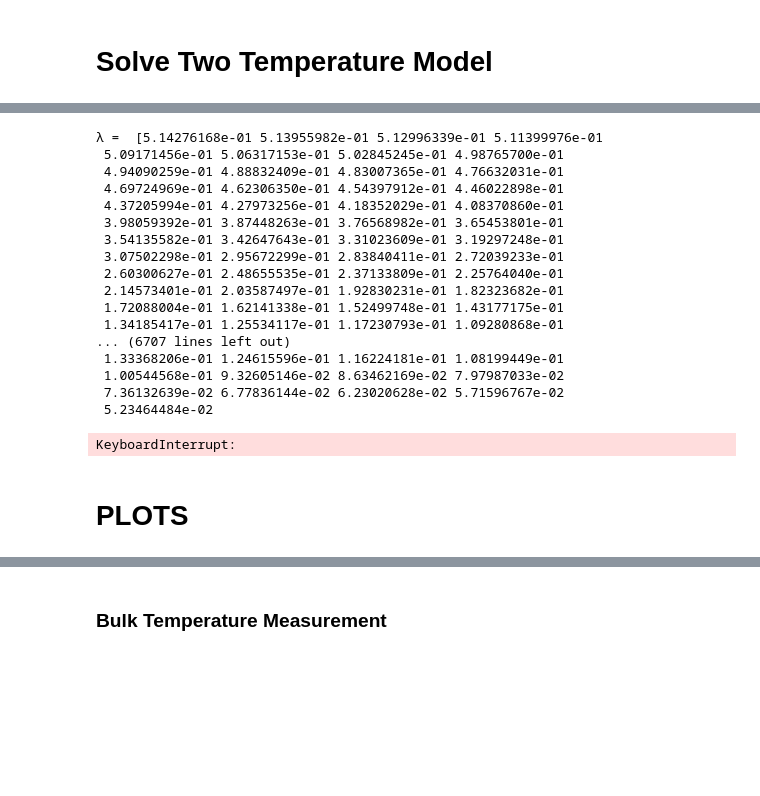
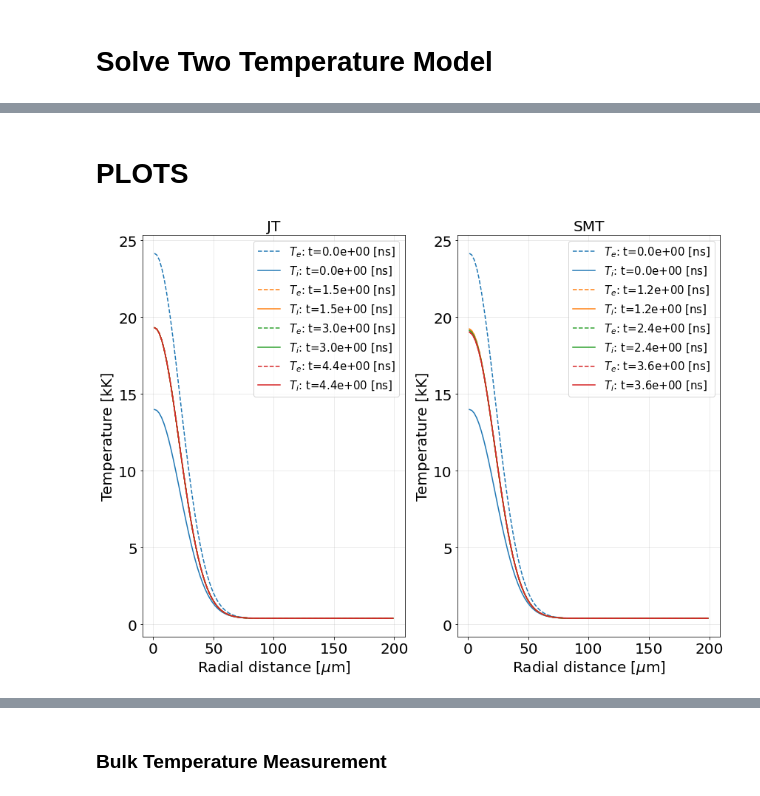
Before and after one commit to MurilloGroupMSU/Two-Temperature-Model, a Jupyter notebook: Run_TTM_and_Plot.ipynb, the cells around one changed output, grey strips where cells are left out. Cells and saved outputs as stored; diff of their text form; code cells hidden in the pictures; blank space fills up the shorter version.

```diff
--- a/Run_TTM_and_Plot.ipynb
+++ b/Run_TTM_and_Plot.ipynb
@@ -31,7 +31,7 @@ from TTM_solver import TwoTemperatureModel
 # Create Experimental Information
 # %%
 grid  = Cylindrical_Grid(200e-6)
-Zstar, A = 1, 40
+Zstar, A = 18, 40
 Te_initial, Ti_initial = 18000, 10300 #[K]
 laser_width = 50e-6 # [m]
 n0 = 6.3e26
@@ -65,29 +113,10 @@ Simulation time: 9.0e-01 ns,  dt = 2.4e-02 ps, steps = 37161
 # %%
 ttm_jt.solve_TTM(tmax=4.5e-9)
 ttm_smt.solve_TTM(tmax=4.5e-9)
-# %% [output]
-λ =  [5.14276168e-01 5.13955982e-01 5.12996339e-01 5.11399976e-01
- 5.09171456e-01 5.06317153e-01 5.02845245e-01 4.98765700e-01
- 4.94090259e-01 4.88832409e-01 4.83007365e-01 4.76632031e-01
- 4.69724969e-01 4.62306350e-01 4.54397912e-01 4.46022898e-01
- 4.37205994e-01 4.27973256e-01 4.18352029e-01 4.08370860e-01
- 3.98059392e-01 3.87448263e-01 3.76568982e-01 3.65453801e-01
- 3.54135582e-01 3.42647643e-01 3.31023609e-01 3.19297248e-01
- 3.07502298e-01 2.95672299e-01 2.83840411e-01 2.72039233e-01
- 2.60300627e-01 2.48655535e-01 2.37133809e-01 2.25764040e-01
- 2.14573401e-01 2.03587497e-01 1.92830231e-01 1.82323682e-01
- 1.72088004e-01 1.62141338e-01 1.52499748e-01 1.43177175e-01
- 1.34185417e-01 1.25534117e-01 1.17230793e-01 1.09280868e-01
-... (6707 lines left out)
- 1.33368206e-01 1.24615596e-01 1.16224181e-01 1.08199449e-01
- 1.00544568e-01 9.32605146e-02 8.63462169e-02 7.97987033e-02
- 7.36132639e-02 6.77836144e-02 6.23020628e-02 5.71596767e-02
- 5.23464484e-02
-KeyboardInterrupt:
 # %% [markdown]
 # PLOTS
 # %%
-def plot_temp_profiles(ttm, grid, plot_times = None, ax = None):
+def plot_temp_profiles(ttm, grid, plot_times = None, ax = None, title=''):
 
     if plot_times is None:
         plot_times = (np.linspace(0,len(ttm.t_list)*0.99,num=4,endpoint=True)).astype(int)  # Intermediate times for plotting
@@ -112,9 +141,12 @@ def plot_temp_profiles(ttm, grid, plot_times = None, ax = None):
     # ax.set_ylim(0,10.1)
     ax.legend(fontsize=15)
     ax.grid(alpha = 0.3)
+    ax.set_title(title, fontsize=20)
 # %%
 fig, ax = plt.subplots(1,2, figsize=(14,10),facecolor='w')
 
-plot_temp_profiles(ttm_jt, grid, ax = ax[0])
-plot_temp_profiles(ttm_smt, grid, ax = ax[1])
+plot_temp_profiles(ttm_jt, grid, ax = ax[0], title='JT')
+plot_temp_profiles(ttm_smt, grid, ax = ax[1], title='SMT')
+# %% [output]
+[figure, added]
 # %%
```
Also changed, not shown: parts of 10 cells of this notebook, 5 other files.
